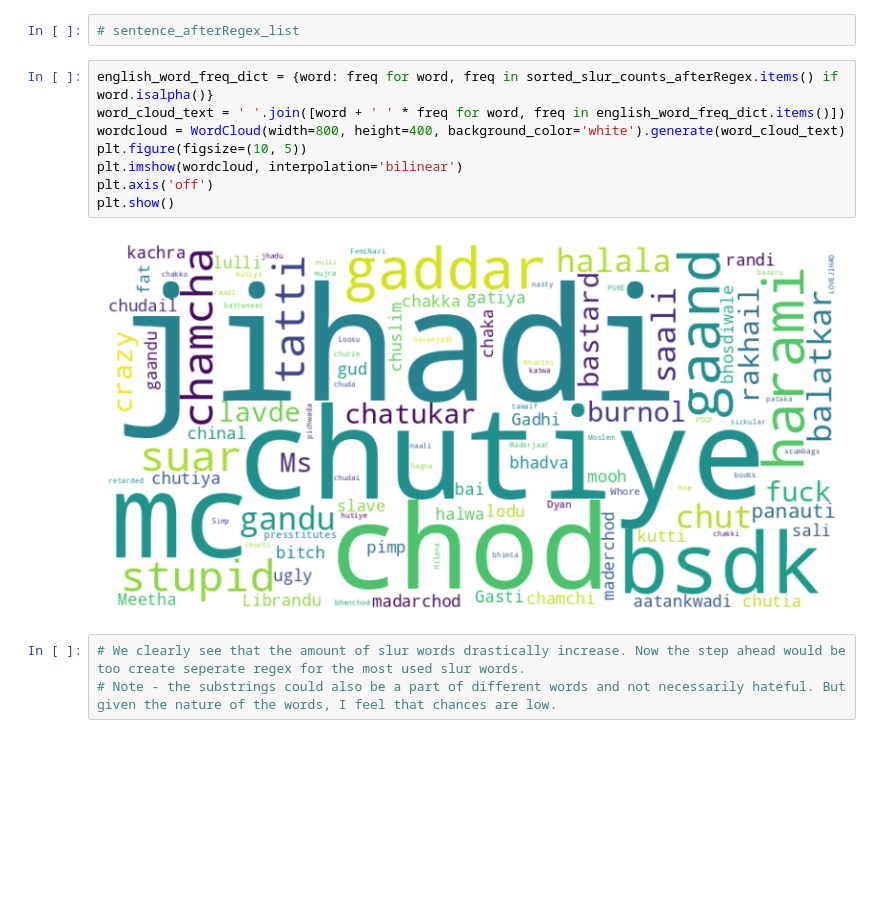
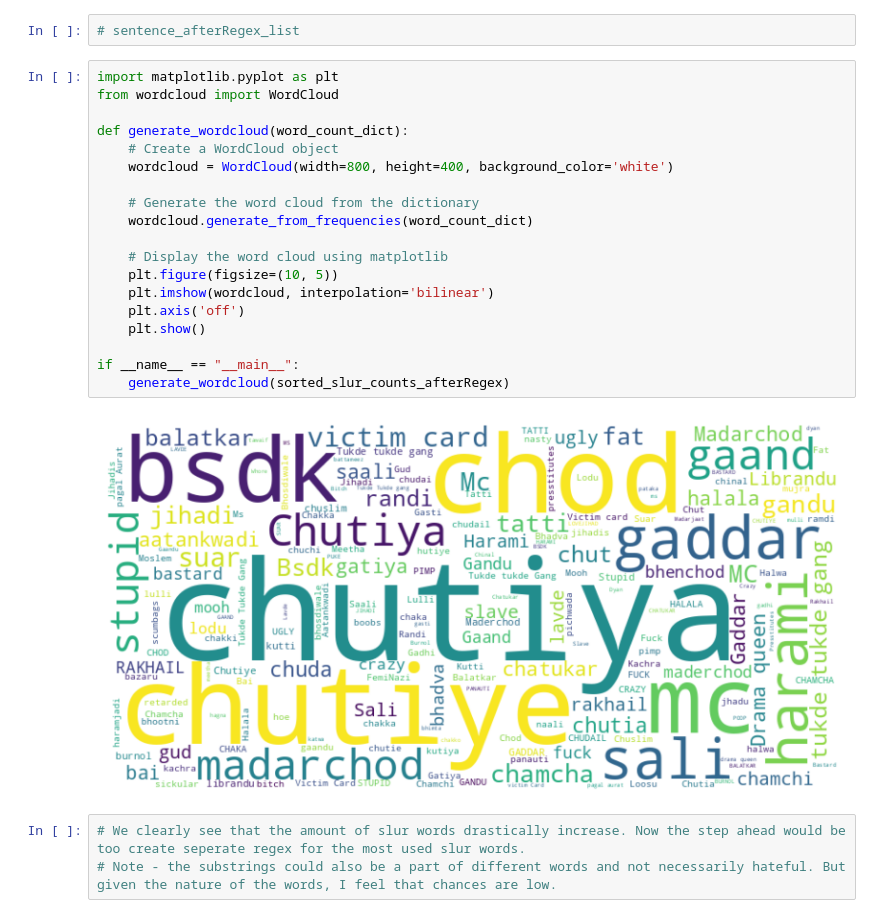
Before and after one commit to aatmanvaidya/Sentiment-Analysis-of-Online-Harassment-Towards-Women-Wrestlers, a Jupyter notebook: youtube_comments_analysis.ipynb, the cells around one changed output. Cells and saved outputs as stored; diff of their text form; blank space fills up the shorter version.

```diff
--- a/youtube_comments_analysis.ipynb
+++ b/youtube_comments_analysis.ipynb
@@ -226,16 +239,27 @@ print(list(sorted_slur_counts_afterRegex.items())[:8])
 [('chutiya', 2418), ('chutiye', 1746), ('chod', 1695), ('mc', 1197), ('bsdk', 1158), ('gaddar', 1069), ('sali', 979), ('harami', 939)]
 # %%
 # sentence_afterRegex_list
-# %%
-english_word_freq_dict = {word: freq for word, freq in sorted_slur_counts_afterRegex.items() if word.isalpha()}
-word_cloud_text = ' '.join([word + ' ' * freq for word, freq in english_word_freq_dict.items()])
-wordcloud = WordCloud(width=800, height=400, background_color='white').generate(word_cloud_text)
-plt.figure(figsize=(10, 5))
-plt.imshow(wordcloud, interpolation='bilinear')
-plt.axis('off')
-plt.show()
-# %% [output]
-[figure, removed]
+# %%
+import matplotlib.pyplot as plt
+from wordcloud import WordCloud
+
+def generate_wordcloud(word_count_dict):
+    # Create a WordCloud object
+    wordcloud = WordCloud(width=800, height=400, background_color='white')
+
+    # Generate the word cloud from the dictionary
+    wordcloud.generate_from_frequencies(word_count_dict)
+
+    # Display the word cloud using matplotlib
+    plt.figure(figsize=(10, 5))
+    plt.imshow(wordcloud, interpolation='bilinear')
+    plt.axis('off')
+    plt.show()
+
+if __name__ == "__main__":
+    generate_wordcloud(sorted_slur_counts_afterRegex)
+# %% [output]
+[figure, added]
 # %%
 # We clearly see that the amount of slur words drastically increase. Now the step ahead would be too create seperate regex for the most used slur words.
 # Note - the substrings could also be a part of different words and not necessarily hateful. But given the nature of the words, I feel that chances are low.
```
Also changed, not shown: parts of 44 cells of this notebook.
